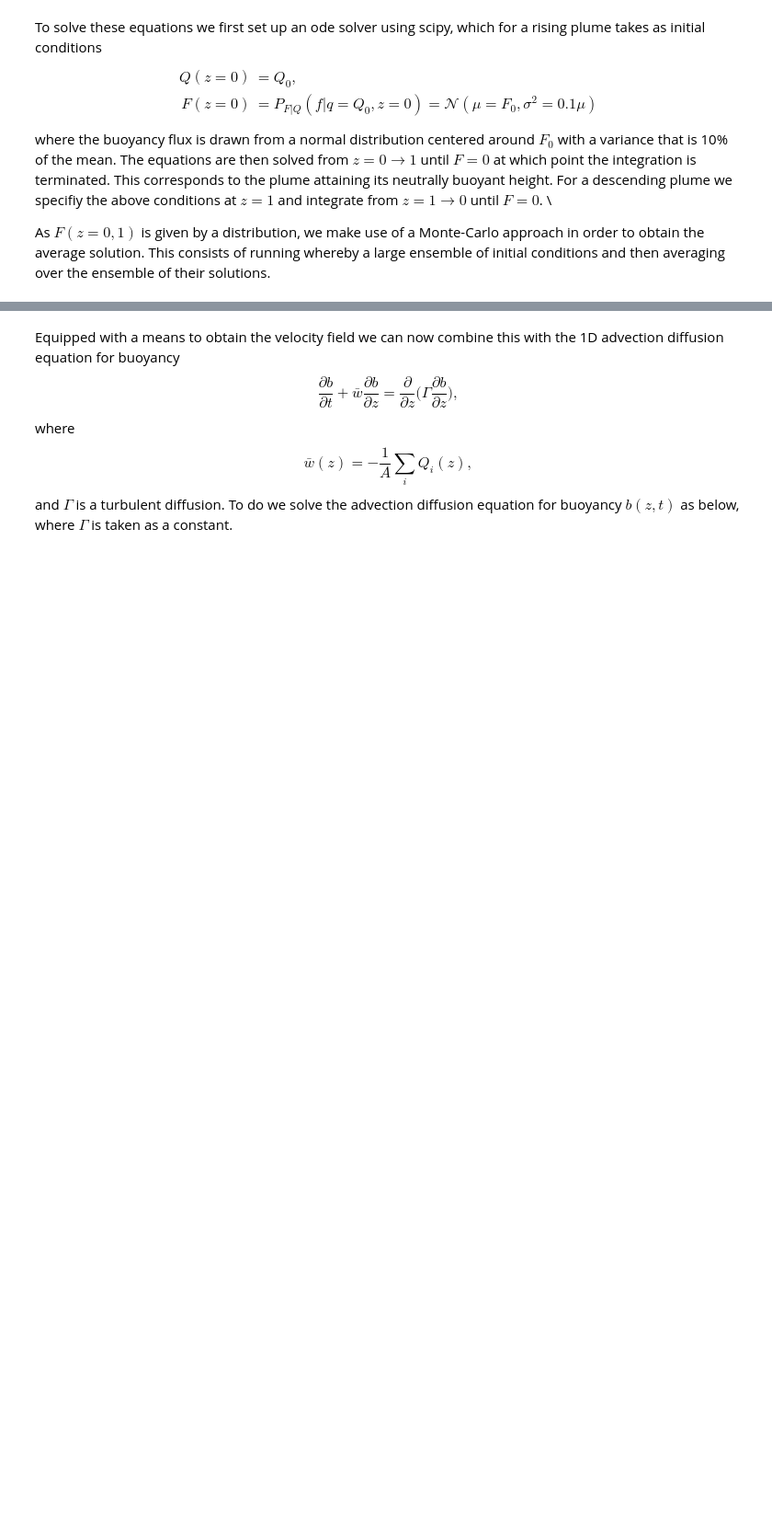
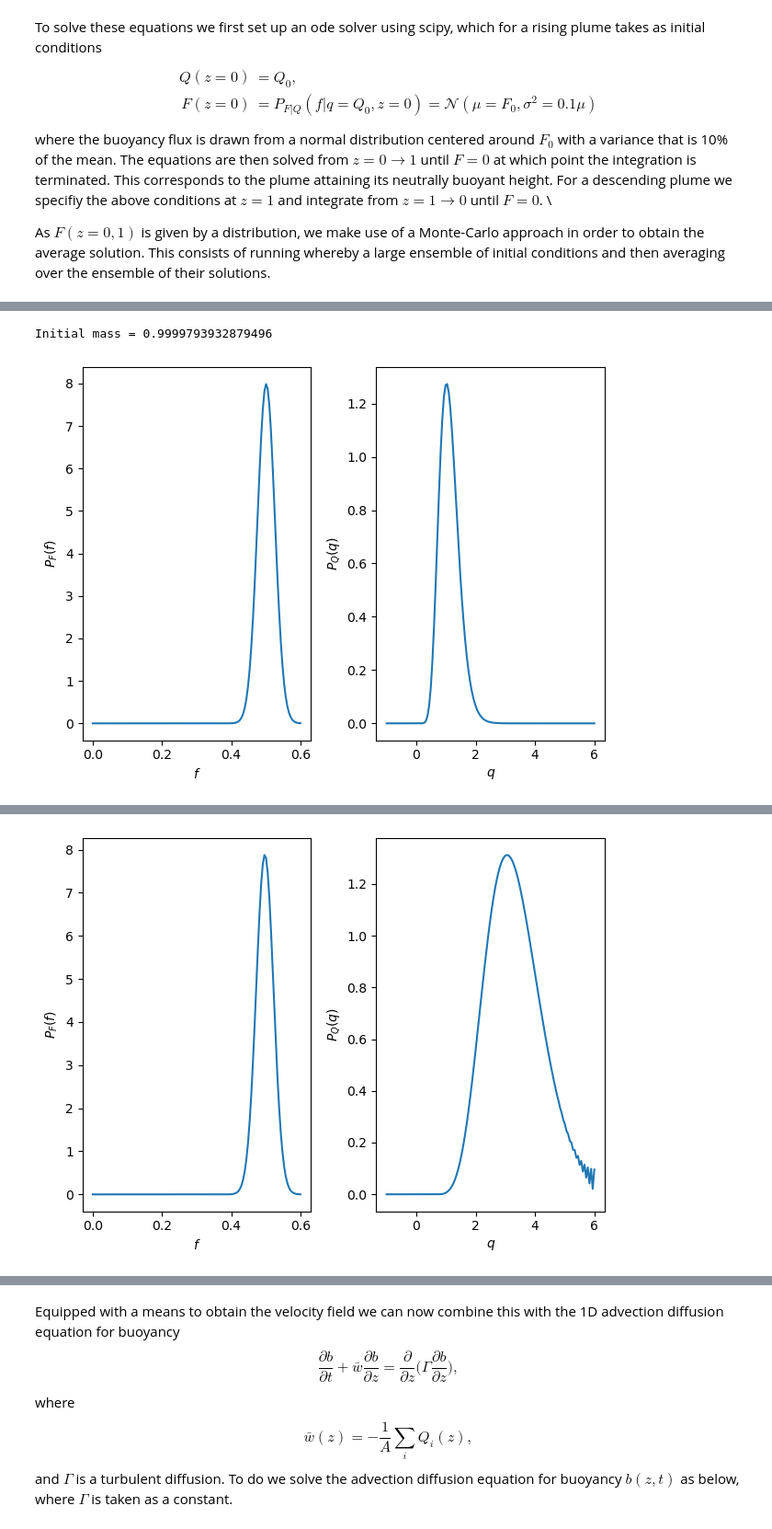
Before and after one commit to mannixp/D.strafity-mapping, a Jupyter notebook: Stochastic_Plume_Model.ipynb, the cells around one changed output, grey strips where cells are left out. Shown at 92% size. Drawn from its saved outputs; the diff is of its cells as text; code cells hidden in the pictures; blank space fills up the shorter version.

```diff
--- a/Stochastic_Plume_Model.ipynb
+++ b/Stochastic_Plume_Model.ipynb
@@ -725,0 +369,27 @@ Conserved mass: int_v P dv = 0.9999786882886761
+# %%
+# Domain
+Ω_FQ = [ {'name':'f','interval':(0,.6)}, {'name':'q','interval':(-1,6)} ]
+
+Nsq    = 1*np.exp(z) #(z/z)
+
+# Boundary conditions
+
+# Solver
+FP   = PlumesFokkerPlanck(Nsq,z,N=128,domain=Ω_FQ,dt=1e-05,endTime=2e-3)
+
+# Initial distribution
+F_i = 0.5
+from scipy.stats import gamma,norm
+P_F  = norm.pdf(FP.f,loc=F_i,scale=0.05*F_i)
+P_Q  = gamma.pdf(FP.q,a=10,loc=0.02,scale=0.1)
+FP.P = np.kron(P_F,P_Q)
+print('Initial mass =',np.sum(FP.P*FP.dV))
+
+#FP.Histogram()
+FP.Fluxes()
+FP.Time_Integrate(θ = 0.5)
+FP.Fluxes()
+FP.Histogram()
+# %% [output]
+Initial mass = 0.9999793932879496
+[figure, added]
@@ -725,0 +398 @@ Conserved mass: int_v P dv = 0.9999786882886761
+[figure, added]
```
Also changed, not shown: parts of 17 cells of this notebook, 1 other file.
